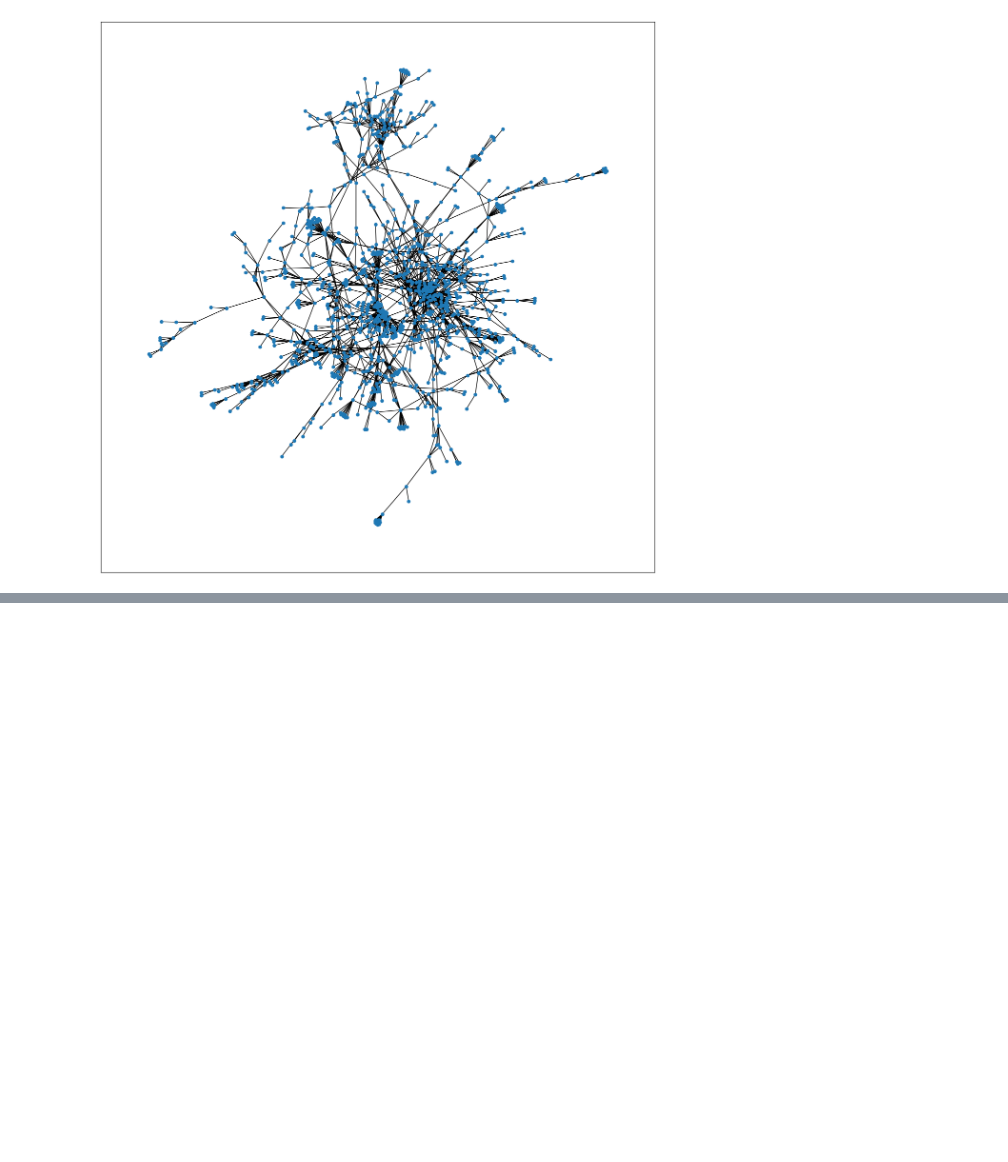
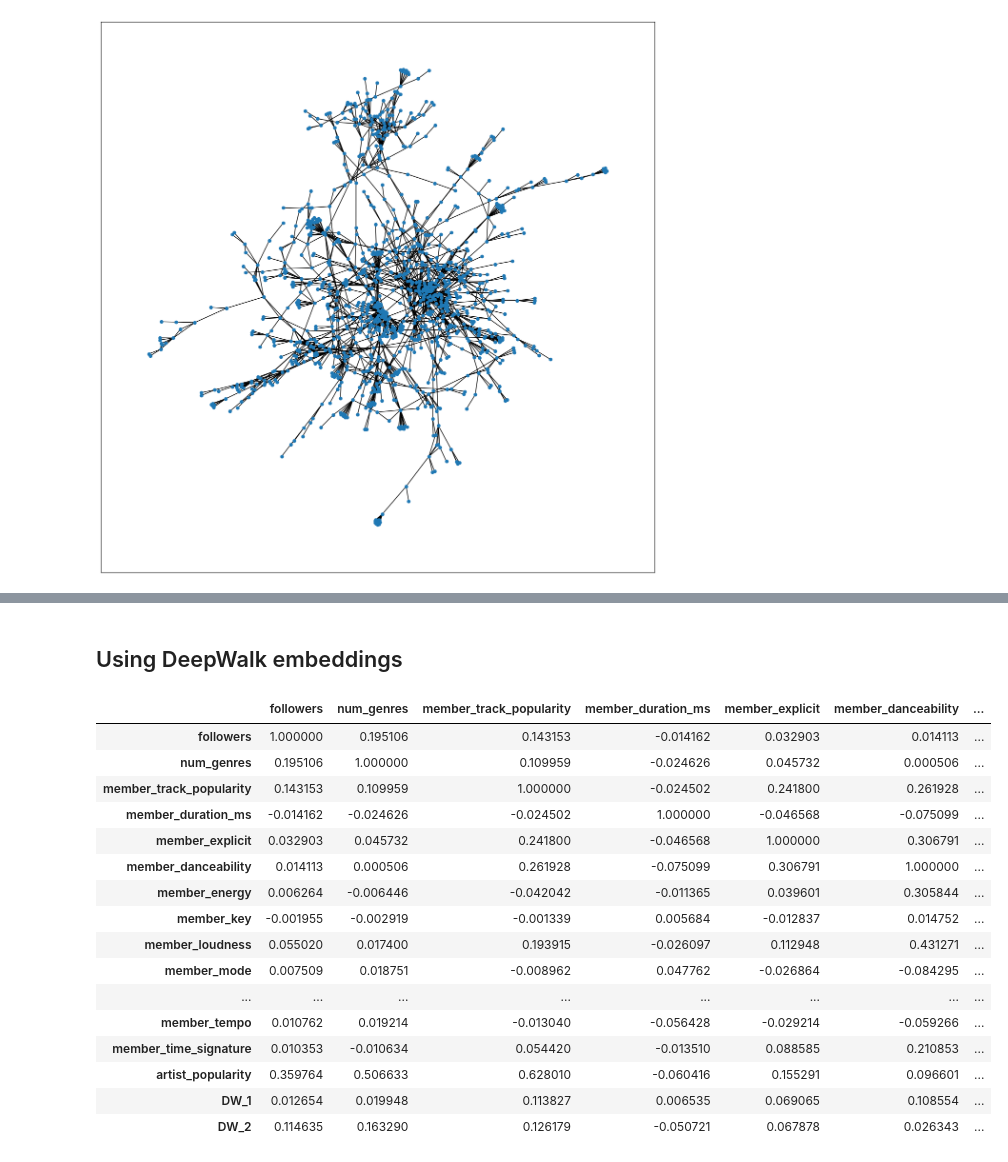
Before and after one commit to motmans-pj/MLNS-Spotify, a Jupyter notebook: Spotify_Oskar.ipynb, the cells around one changed output, grey strips where cells are left out. Drawn from its saved outputs; the diff is of its cells as text; code cells hidden in the pictures; blank space fills up the shorter version.

```diff
--- a/Spotify_Oskar.ipynb
+++ b/Spotify_Oskar.ipynb
@@ -143,0 +254,8 @@ draw_graph(largest_cc_year[2018])
+# %%
+node_reg = NodeRegression()
+graph, df_graph = node_reg.create_data(artists_600_features, nodes_600)
+df_reg = node_reg.get_df_reg(df_graph)
+print(f"Shape df_reg:", df_reg.shape, "Number of nodes in graph:", len(graph.nodes))
+graph, df_reg = node_reg.drop_nas(graph, df_reg)
+print(f"Shape df_reg:", df_reg.shape, "Number of nodes in graph:", len(graph.nodes))
+graph = node_reg.add_node_attr(graph, df_reg)
@@ -143,0 +265,4 @@ draw_graph(largest_cc_year[2018])
+# %%
+X, y, X_train, X_test, y_train, y_test = node_reg.prepare_data_regression(df_reg)
+# %%
+ols = NodeRegression.fit_evaluate_ols(X_train, X_test, y_train, y_test)
@@ -143,0 +292,25 @@ draw_graph(largest_cc_year[2018])
+# %% [markdown]
+## Using DeepWalk embeddings
+# %%
+df_dw = NodeRegression.append_DW_embeddings(graph, df_reg, 2)
+X, y, X_train, X_test, y_train, y_test = node_reg.prepare_data_regression(df_dw)
+# %%
+df_dw.corr()
+# %% [output]
+|  | followers | num_genres | member_track_popularity | member_duration_ms | member_explicit | member_danceability | ... |
+| followers | 1.000000 | 0.195106 | 0.143153 | -0.014162 | 0.032903 | 0.014113 | ... |
+| num_genres | 0.195106 | 1.000000 | 0.109959 | -0.024626 | 0.045732 | 0.000506 | ... |
+| member_track_popularity | 0.143153 | 0.109959 | 1.000000 | -0.024502 | 0.241800 | 0.261928 | ... |
+| member_duration_ms | -0.014162 | -0.024626 | -0.024502 | 1.000000 | -0.046568 | -0.075099 | ... |
+| member_explicit | 0.032903 | 0.045732 | 0.241800 | -0.046568 | 1.000000 | 0.306791 | ... |
+| member_danceability | 0.014113 | 0.000506 | 0.261928 | -0.075099 | 0.306791 | 1.000000 | ... |
+| member_energy | 0.006264 | -0.006446 | -0.042042 | -0.011365 | 0.039601 | 0.305844 | ... |
+| member_key | -0.001955 | -0.002919 | -0.001339 | 0.005684 | -0.012837 | 0.014752 | ... |
+| member_loudness | 0.055020 | 0.017400 | 0.193915 | -0.026097 | 0.112948 | 0.431271 | ... |
+| member_mode | 0.007509 | 0.018751 | -0.008962 | 0.047762 | -0.026864 | -0.084295 | ... |
+| ... | ... | ... | ... | ... | ... | ... | ... |
+| member_tempo | 0.010762 | 0.019214 | -0.013040 | -0.056428 | -0.029214 | -0.059266 | ... |
+| member_time_signature | 0.010353 | -0.010634 | 0.054420 | -0.013510 | 0.088585 | 0.210853 | ... |
+| artist_popularity | 0.359764 | 0.506633 | 0.628010 | -0.060416 | 0.155291 | 0.096601 | ... |
+| DW_1 | 0.012654 | 0.019948 | 0.113827 | 0.006535 | 0.069065 | 0.108554 | ... |
+| DW_2 | 0.114635 | 0.163290 | 0.126179 | -0.050721 | 0.067878 | 0.026343 | ... |
```
Also changed, not shown: parts of 18 cells of this notebook.
